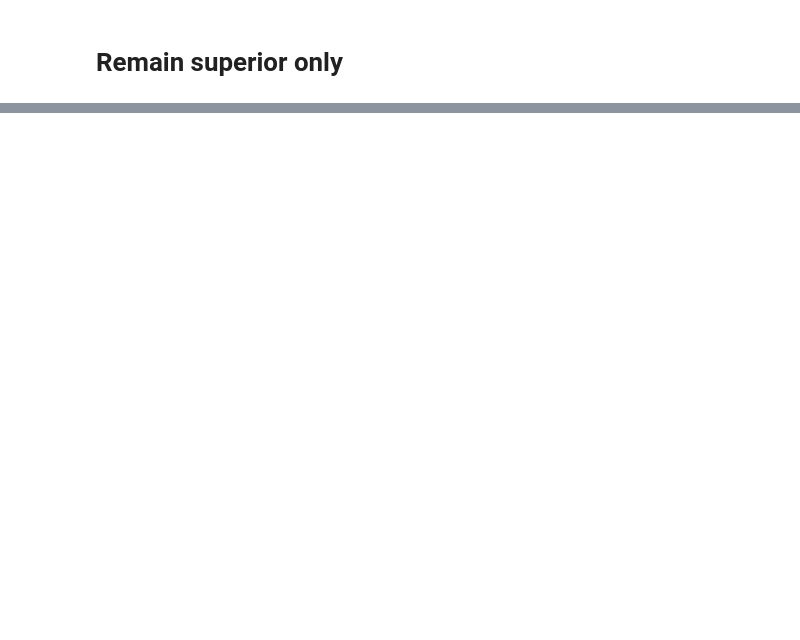
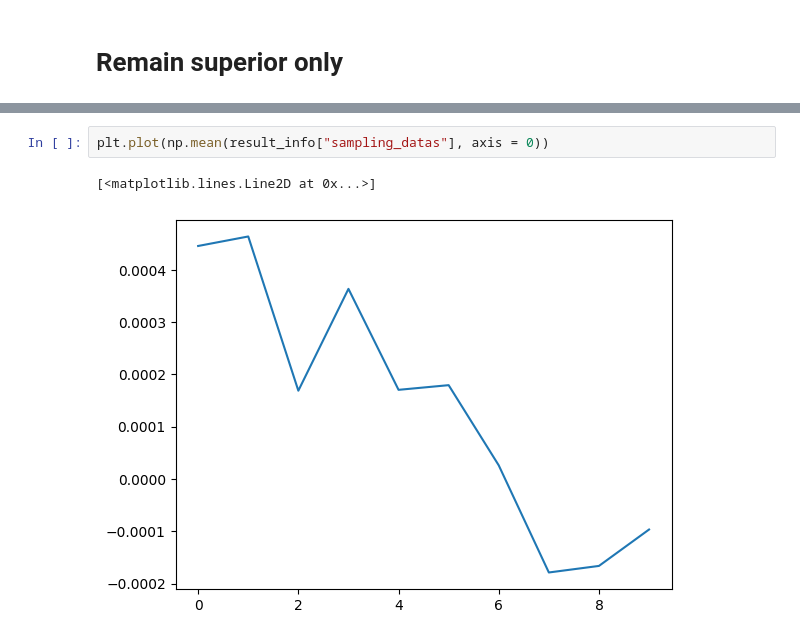
Before and after one commit to SeojinYoon/Seojin_commonTool, a Jupyter notebook: Module/Brain_Surface/UV_map/UV_map_stat.ipynb, the cells around one changed output, grey strips where cells are left out. Drawn from its saved outputs; the diff is of its cells as text; blank space fills up the shorter version.

```diff
--- a/Module/Brain_Surface/UV_map/UV_map_stat.ipynb
+++ b/Module/Brain_Surface/UV_map/UV_map_stat.ipynb
@@ -99,0 +138,5 @@ width,
+# %%
+plt.plot(np.mean(result_info["sampling_datas"], axis = 0))
+# %% [output]
+[<matplotlib.lines.Line2D at 0x...>]
+[figure, added]
```
Also changed, not shown: parts of 14 cells of this notebook, 5 other files.
